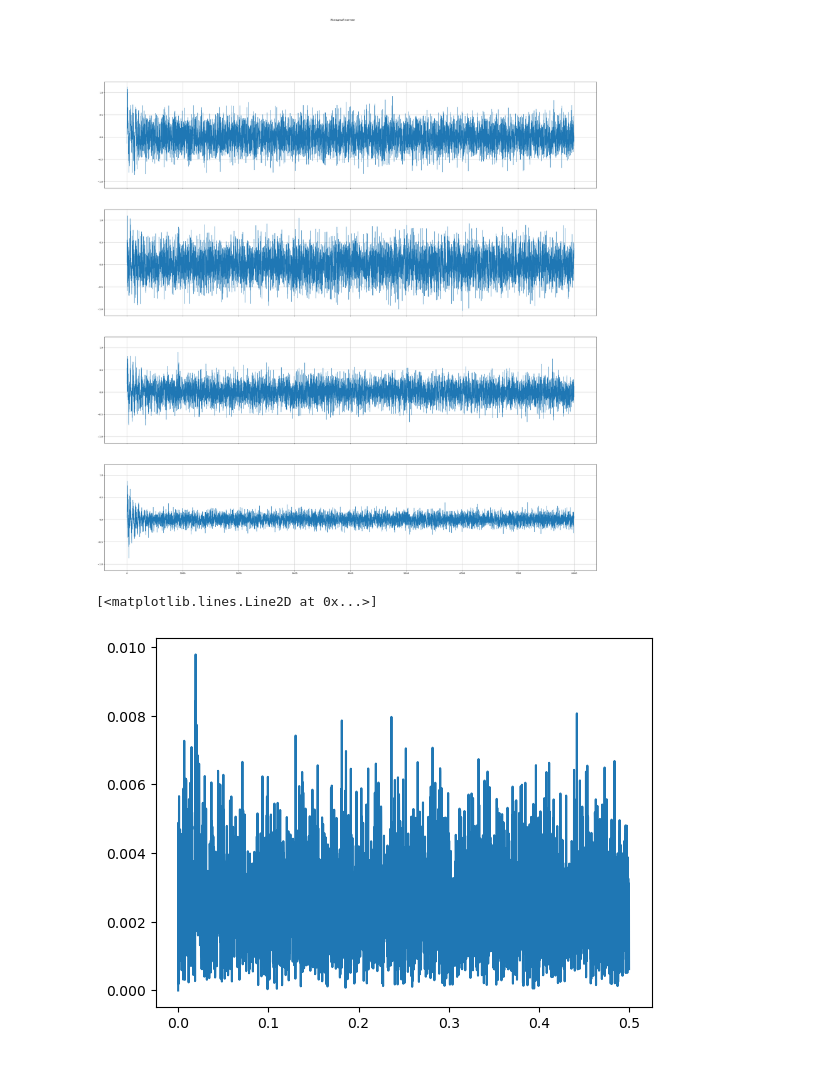
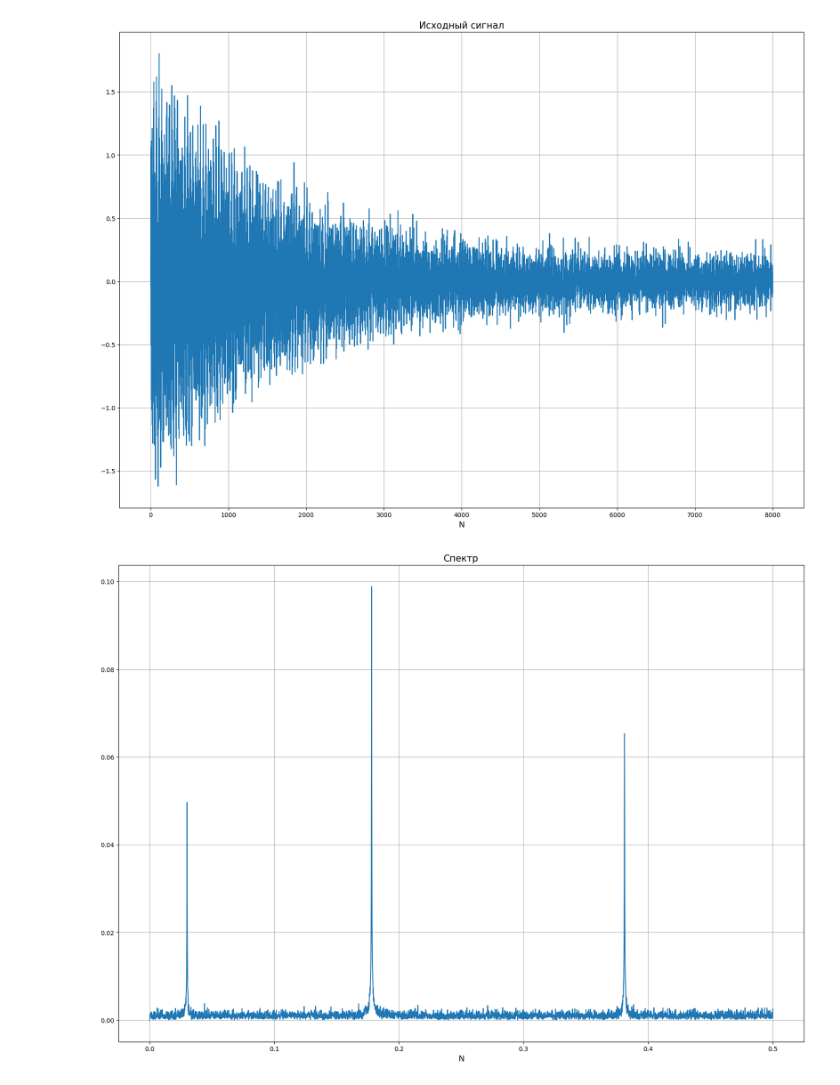
Before and after one commit to Snake9889/Filtering, a Jupyter notebook: Filters.ipynb, the cells around one changed output. Saved outputs shown, nothing was run; the diff lists cells and outputs as text; code cells hidden in the pictures.

```diff
--- a/Filters.ipynb
+++ b/Filters.ipynb
@@ -31,24 +48,39 @@ Mas = np.c_[f1, f2, f3, f4]
+# %%
+def spectr_sig(x, sig):
+    spectr = rfft(sig - np.mean(sig)) / (len(sig))
+    nu = rfftfreq(len(sig), 1.)
+
+    return np.abs(spectr), nu
+# %%
+def plotter_sig(x, sig, name_sig, name_fft):
+
+    spectr, nu = spectr_sig(x, sig)
+
+    figsize = [20, 14]
+    plt.figure(figsize=figsize)
+    plt.plot(x, sig)
+    plt.title("Исходный сигнал", fontsize=15)
+    plt.xlabel("N", fontsize=13)
+    plt.grid(True)
+    plt.savefig(name_sig)
+    plt.show()
+
+    figsize = [20, 14]
+    plt.figure(figsize=figsize)
+    plt.plot(nu, spectr)
+    plt.title("Спектр", fontsize=15)
+    plt.xlabel("N", fontsize=13)
+    plt.grid(True)
+    plt.savefig(name_fft)
+    plt.show()
 # %%
-nrows, ncols = 4, 1
-figsize = [40, 40]
-fig, ax = plt.subplots(nrows=nrows, ncols=ncols, figsize=figsize, sharex=True, sharey=True)
-fig.suptitle('Исходный сигнал')
-ax[0].plot(x, f1)
-ax[0].grid(True)
-ax[1].plot(x, f2)
-ax[1].grid(True)
-ax[2].plot(x, f3)
-ax[2].grid(True)
-ax[3].plot(x, f4)
-ax[3].grid(True)
-
-plt.show()
+x, sig = sigenerator(8000, 0.1, 0.0005)
+plotter_sig(x, sig, 'Signal.png', 'Sig_FFT.png')
 # %% [output]
-[figure, old version]
+[figure, new version]
+[figure, added]
 # %%
-spectrs = rfft(f1 - np.mean(f1)) / (len(x))
-nu = rfftfreq(len_m, 1.)
-plt.plot(nu, np.abs(spectrs))
+def bk_filter(sig, K):
+    sig_bk = sm.tsa.filters.bkfilter(sig, 5, 6.67, K)
+    x_bk = linspace(0, len(sig_bk), len(sig_bk))
+    return x_bk, sig_bk
-# %% [output]
-[<matplotlib.lines.Line2D at 0x...>]
-[figure, removed]
```
Also changed, not shown: parts of 15 cells of this notebook.
